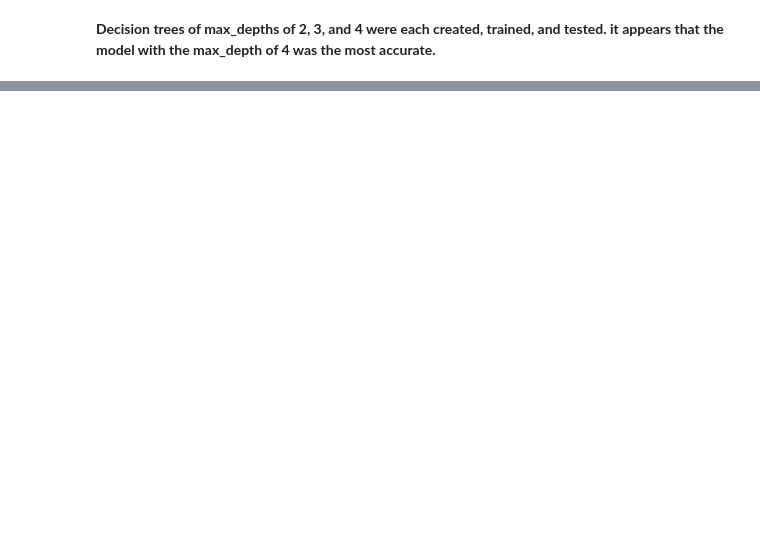
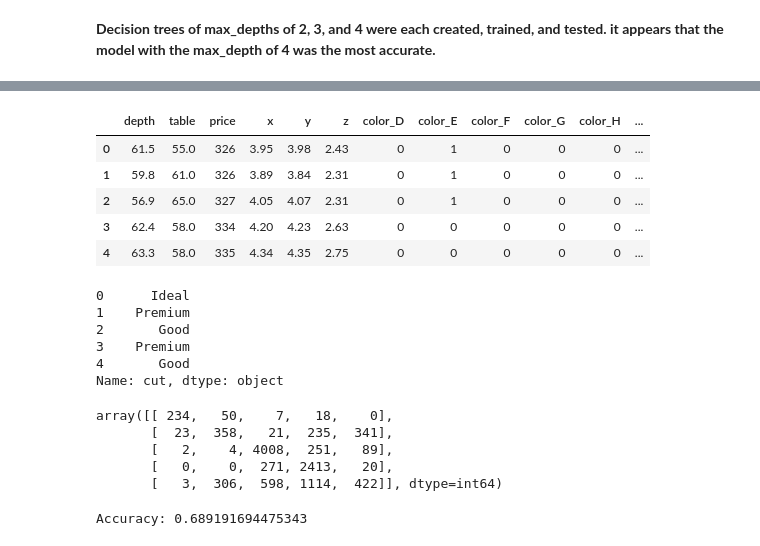
Before and after one commit to esm2000/ds_coursework_python, a Jupyter notebook: mat_328/homework/assignment5.ipynb, the cells around one changed output, grey strips where cells are left out. Cells and saved outputs as stored; diff of their text form; code cells hidden in the pictures; blank space fills up the shorter version.

```diff
--- a/mat_328/homework/assignment5.ipynb
+++ b/mat_328/homework/assignment5.ipynb
@@ -243,0 +389,4 @@ __Decision trees of max_depths of 2, 3, and 4 were each created, trained, and te
+# %%
+i = list(range(3, 24))
+i.append(1)
+i
@@ -243,0 +411,20 @@ __Decision trees of max_depths of 2, 3, and 4 were each created, trained, and te
+# %%
+X = diamonds_dummies2.iloc[:, i]
+X.head()
+# %% [output]
+|  | depth | table | price | x | y | z | color_D | color_E | color_F | color_G | color_H | ... |
+| 0 | 61.5 | 55.0 | 326 | 3.95 | 3.98 | 2.43 | 0 | 1 | 0 | 0 | 0 | ... |
+| 1 | 59.8 | 61.0 | 326 | 3.89 | 3.84 | 2.31 | 0 | 1 | 0 | 0 | 0 | ... |
+| 2 | 56.9 | 65.0 | 327 | 4.05 | 4.07 | 2.31 | 0 | 1 | 0 | 0 | 0 | ... |
+| 3 | 62.4 | 58.0 | 334 | 4.20 | 4.23 | 2.63 | 0 | 0 | 0 | 0 | 0 | ... |
+| 4 | 63.3 | 58.0 | 335 | 4.34 | 4.35 | 2.75 | 0 | 0 | 0 | 0 | 0 | ... |
+# %%
+y = diamonds["cut"]
+y.head()
+# %% [output]
+0      Ideal
+1    Premium
+2       Good
+3    Premium
+4       Good
+Name: cut, dtype: object
@@ -243,0 +437,24 @@ __Decision trees of max_depths of 2, 3, and 4 were each created, trained, and te
+# %%
+met.confusion_matrix(y_test, predictions)
+# %% [output]
+array([[ 234,   50,    7,   18,    0],
+       [  23,  358,   21,  235,  341],
+       [   2,    4, 4008,  251,   89],
+       [   0,    0,  271, 2413,   20],
+       [   3,  306,  598, 1114,  422]], dtype=int64)
+# %%
+right = (234 + 358 + 4008 + 2413 + 422)
+
+table = met.confusion_matrix(y_test, predictions)
+sum_ = 0
+
+for i in np.arange(0, len(table)):
+    sum_ = sum_ + table[i]
+
+sum_final = 0
+for j in np.arange(0, len(sum_)):
+    sum_final = sum_final + sum_[j]
+
+print("Accuracy: " + str(right / sum_final))
+# %% [output]
+Accuracy: 0.689191694475343
```
Also changed, not shown: parts of 36 cells of this notebook, 1 other file.
